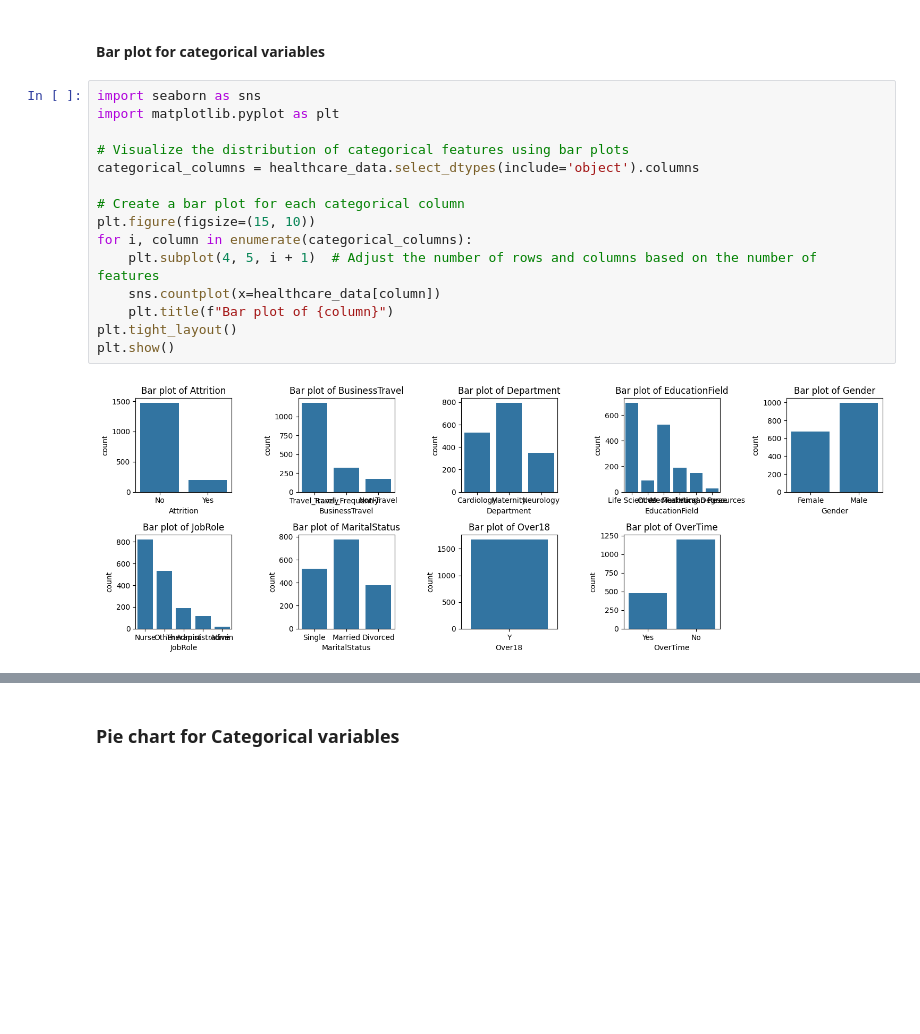
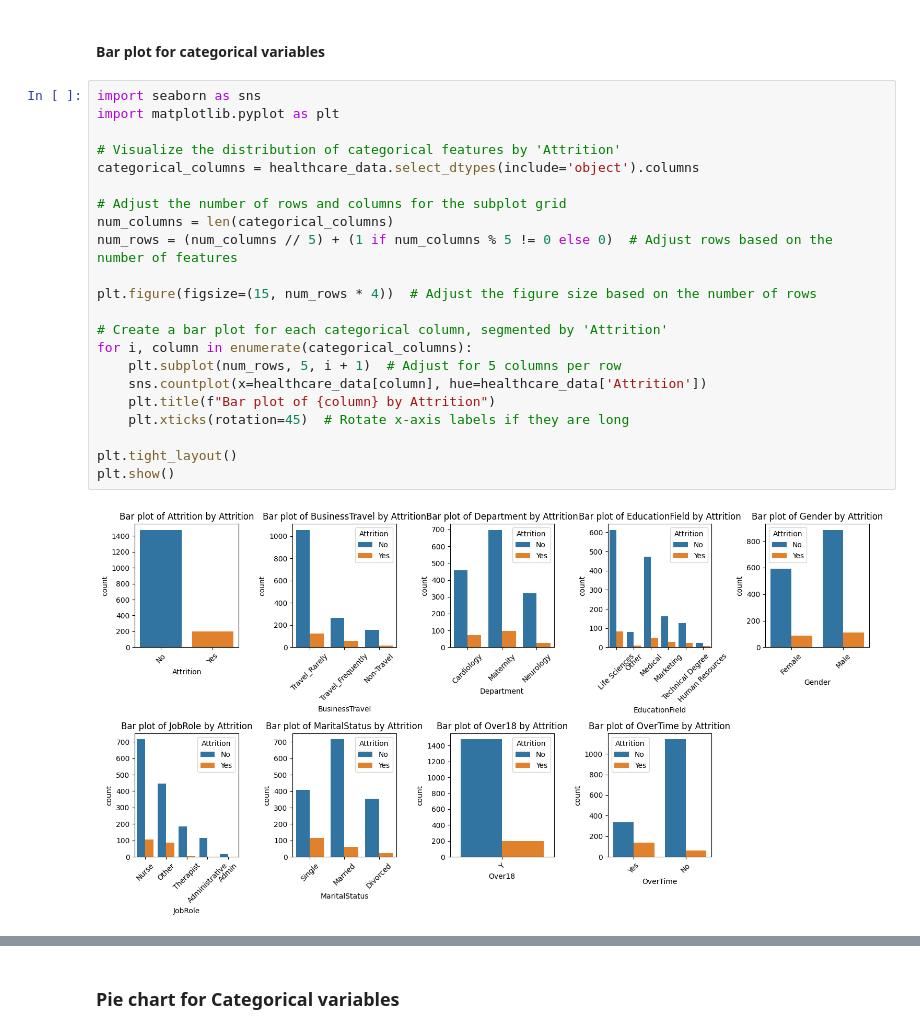
Before and after one commit to Wonderful-is/Employee-Attrition-for-Healthcare, a Jupyter notebook: health_care_employee.ipynb, the cells around one changed output, grey strips where cells are left out. Drawn from its saved outputs; the diff is of its cells as text; blank space fills up the shorter version.

Commit message:
first health care predition

```diff
--- a/health_care_employee.ipynb
+++ b/health_care_employee.ipynb
@@ -447,17 +447,24 @@ dtype: float64
 # %%
 import seaborn as sns
 import matplotlib.pyplot as plt
 
-# Visualize the distribution of categorical features using bar plots
+# Visualize the distribution of categorical features by 'Attrition'
 categorical_columns = healthcare_data.select_dtypes(include='object').columns
 
-# Create a bar plot for each categorical column
-plt.figure(figsize=(15, 10))
+# Adjust the number of rows and columns for the subplot grid
+num_columns = len(categorical_columns)
+num_rows = (num_columns // 5) + (1 if num_columns % 5 != 0 else 0)  # Adjust rows based on the number of features
+
+plt.figure(figsize=(15, num_rows * 4))  # Adjust the figure size based on the number of rows
+
+# Create a bar plot for each categorical column, segmented by 'Attrition'
 for i, column in enumerate(categorical_columns):
-    plt.subplot(4, 5, i + 1)  # Adjust the number of rows and columns based on the number of features
-    sns.countplot(x=healthcare_data[column])
-    plt.title(f"Bar plot of {column}")
+    plt.subplot(num_rows, 5, i + 1)  # Adjust for 5 columns per row
+    sns.countplot(x=healthcare_data[column], hue=healthcare_data['Attrition'])
+    plt.title(f"Bar plot of {column} by Attrition")
+    plt.xticks(rotation=45)  # Rotate x-axis labels if they are long
+
 plt.tight_layout()
 plt.show()
 # %% [output]
-[figure, old version]
+[figure, new version]
```
Also changed, not shown: parts of 2 cells of this notebook.
